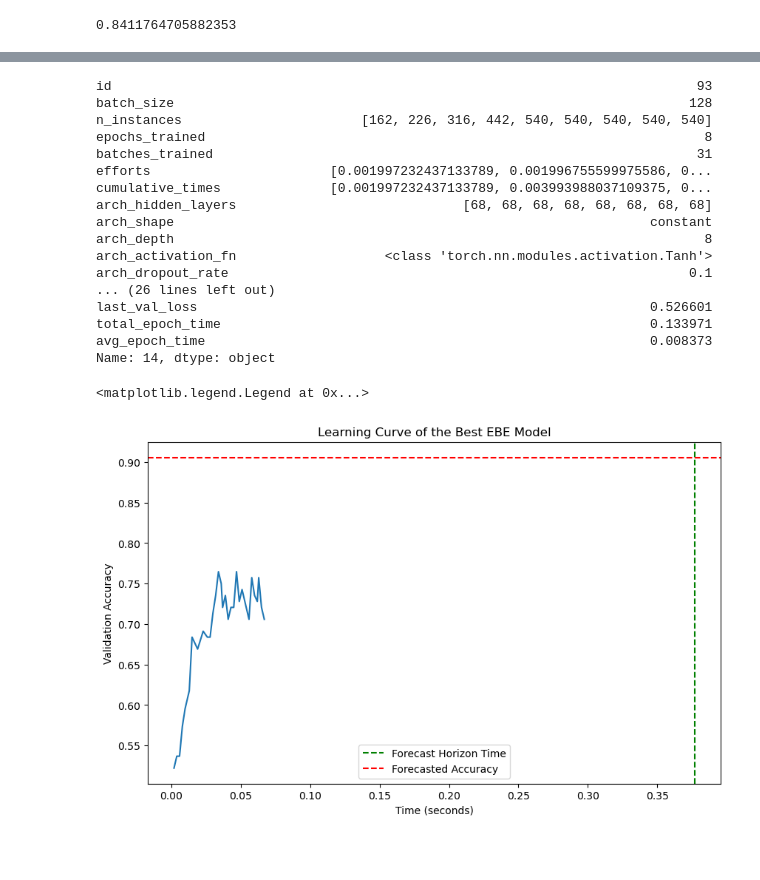
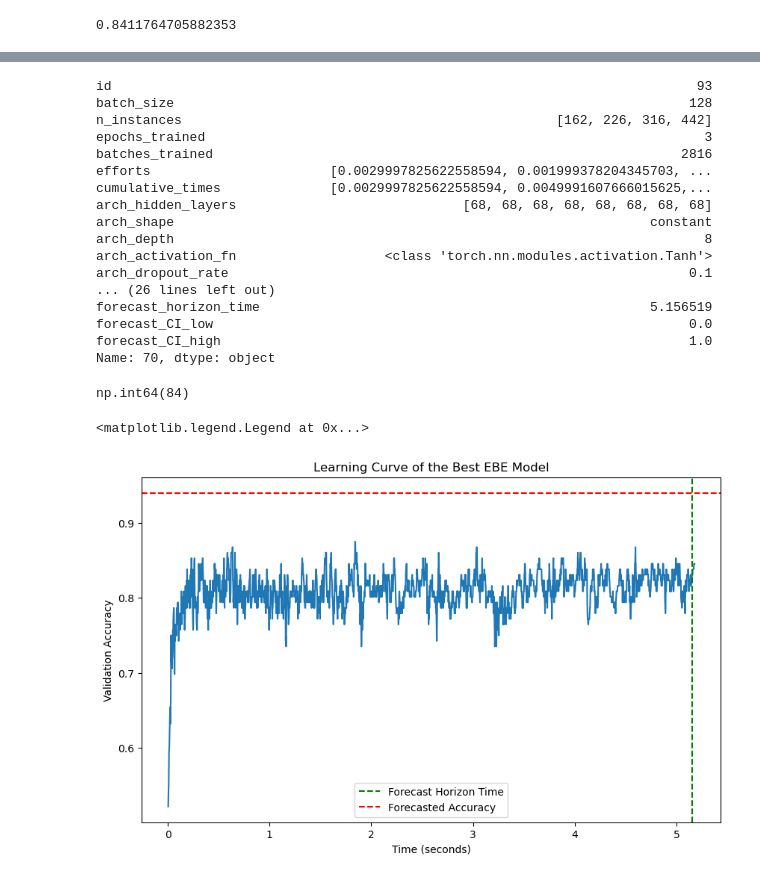
Before and after one commit to topsy-13/ShouldYouEvenNN, a Jupyter notebook: notebooks/batch_method.ipynb, the cells around one changed output, grey strips where cells are left out. Cells and saved outputs as stored; diff of their text form; code cells hidden in the pictures; blank space fills up the shorter version.

```diff
--- a/notebooks/batch_method.ipynb
+++ b/notebooks/batch_method.ipynb
@@ -54,7 +54,7 @@ naml_max_test_acc
 # %% [output]
 0.8411764705882353
 # %%
-BUDGET_FACTOR = 10
+BUDGET_FACTOR = 3
 N_INDIVIDUALS = 100
 starting_instances = int(0.3 * len(X_train))
 
@@ -117,42 +142,46 @@ population.final_decision()
 # %%
-display(ebe_results_final.iloc[0].T)
+display(ebe_results_final.iloc[1].T)
 # %% [output]
 id                                                                           93
 batch_size                                                                  128
-n_instances                       [162, 226, 316, 442, 540, 540, 540, 540, 540]
-epochs_trained                                                                8
-batches_trained                                                              31
-efforts                       [0.001997232437133789, 0.001996755599975586, 0...
-cumulative_times              [0.001997232437133789, 0.003993988037109375, 0...
+n_instances                                                [162, 226, 316, 442]
+epochs_trained                                                                3
+batches_trained                                                            2816
+efforts                       [0.0029997825622558594, 0.001999378204345703, ...
+cumulative_times              [0.0029997825622558594, 0.0049991607666015625,...
 arch_hidden_layers                             [68, 68, 68, 68, 68, 68, 68, 68]
 arch_shape                                                             constant
 arch_depth                                                                    8
 arch_activation_fn                   <class 'torch.nn.modules.activation.Tanh'>
 arch_dropout_rate                                                           0.1
 ... (26 lines left out)
-last_val_loss                                                          0.526601
-total_epoch_time                                                       0.133971
-avg_epoch_time                                                         0.008373
-Name: 14, dtype: object
+forecast_horizon_time                                                  5.156519
+forecast_CI_low                                                             0.0
+forecast_CI_high                                                            1.0
+Name: 70, dtype: object
+# %%
+ebe_id
+# %% [output]
+np.int64(84)
 # %%
 # plot the lc of the best model
-row = ebe_results_final.iloc[0]
+row = ebe_results_final.iloc[1]
 ebe_id = row['id']
 
 import matplotlib.pyplot as plt
 import seaborn as sns
 
 plt.figure(figsize=(10,6))
 sns.lineplot(x=row['cumulative_times'], y=row['val_acc'])
 plt.title('Learning Curve of the Best EBE Model')
 plt.xlabel('Time (seconds)')
 plt.ylabel('Validation Accuracy')
 plt.axvline(x=row["forecast_horizon_time"], color='g', linestyle='--', label='Forecast Horizon Time')
 
 forecast = row['forecasted_val_acc']
 plt.axhline(y=forecast, color='r', linestyle='--', label='Forecasted Accuracy')
 plt.legend()
 # %% [output]
 <matplotlib.legend.Legend at 0x...>
-[figure, old version]
+[figure, new version]
 # %%
```
Also changed, not shown: parts of 7 cells of this notebook, 1 other file.
